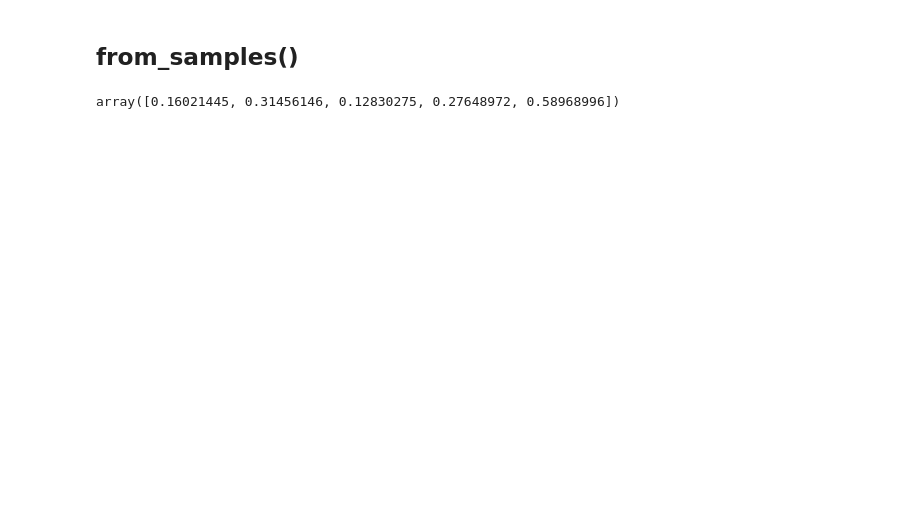
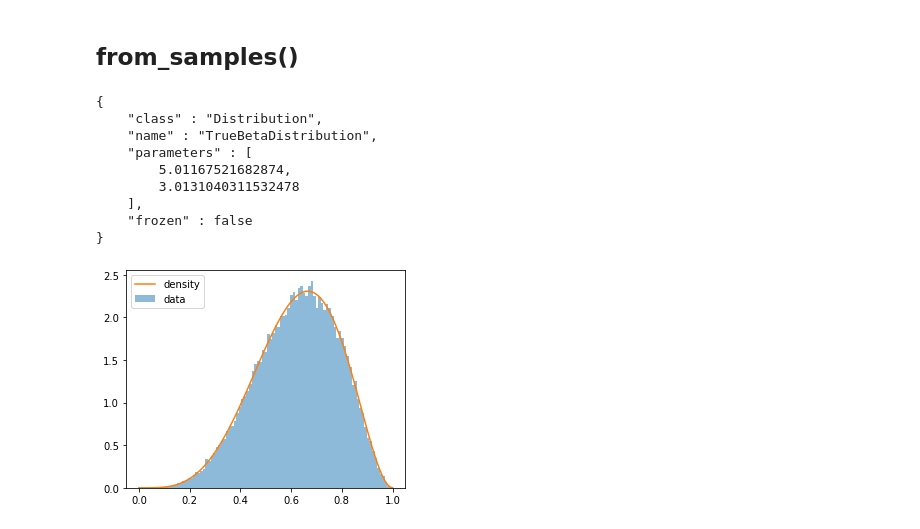
Before and after one commit to jmschrei/pomegranate, a Jupyter notebook: examples/test_true_beta.ipynb, the cells around one changed output. Cells and saved outputs as stored; diff of their text form; code cells hidden in the pictures; blank space fills up the shorter version.

```diff
--- a/examples/test_true_beta.ipynb
+++ b/examples/test_true_beta.ipynb
@@ -36,4 +32,0 @@ d = TrueBetaDistribution.from_samples(samples)
-# %%
-d.sample(5)
-# %% [output]
-array([0.16021445, 0.31456146, 0.12830275, 0.27648972, 0.58968996])
@@ -51,26 +33,25 @@ data_dict = {'c1':c1, 'c2':c2 }
-# %%
-def plot_data(data_dict, bins, ax1, ax2):
-    """
-    ax1 plot mixture
-    ax2 plot components
-    """
-    # plot true data
-    mixture = []
-    for name, x in data_dict.items():
-        mixture.append(x)
-    mixture = np.concatenate(mixture, axis=0)
-    ax1.hist(mixture, bins, density=True, label='true mixture')
-
-    for name, x in data_dict.items():
-        ax2.hist(x, bins, alpha=0.5, density=True, label=name)
-
-def plot_fit(pdf_mix, pdf_ind, weight, bins, ax1, ax2, linestyle='-', suffix=''):
-    # plot fitted dist.
-    ax1.plot(bins, pdf_mix, linestyle=linestyle, color='black', label='fitted mixture'+suffix)
-    for name, pdfi in pdf_ind.items():
-        ax2.plot(bins, pdfi, linestyle=linestyle,label=f'fitted {name+suffix}, w={weight[name]:.2f}')
-
-def plot_post(post, bins, ax, th=None, linestyle='-', suffix=''):
-    ax.plot(bins, post, linestyle=linestyle, color='black', label='posterior'+suffix)
-    if th is not None:
-        ax.hlines(th, 0., 1., linestyles='-.', label='th')
+# %%
+samples = np.random.beta(5, 3, size=50000)
+d = TrueBetaDistribution.from_samples(samples)
+
+bins = np.linspace(0., 1., 100)
+pdf = d.probability(bins)
+
+print(d)
+
+fig, ax = plt.subplots(1, 1, figsize=(5, 4))
+plot_data(samples, ax, bins=bins, name='data')
+plot_density(bins, pdf, ax, name='density')
+plt.legend()
+plt.show()
+# %% [output]
+{
+    "class" : "Distribution",
+    "name" : "TrueBetaDistribution",
+    "parameters" : [
+        5.01167521682874,
+        3.0131040311532478
+    ],
+    "frozen" : false
+}
+[figure, added]
```
Also changed, not shown: parts of 6 cells of this notebook.
